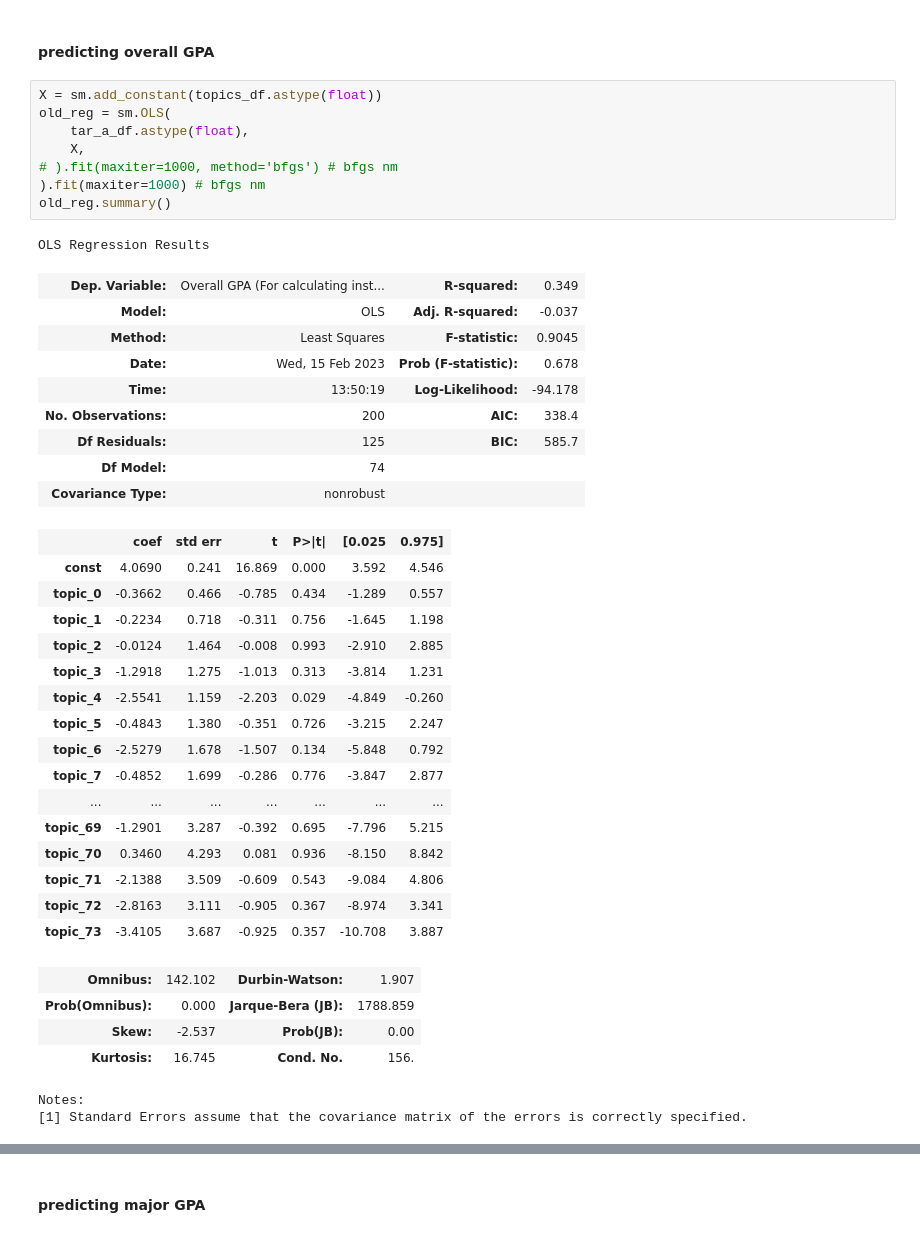
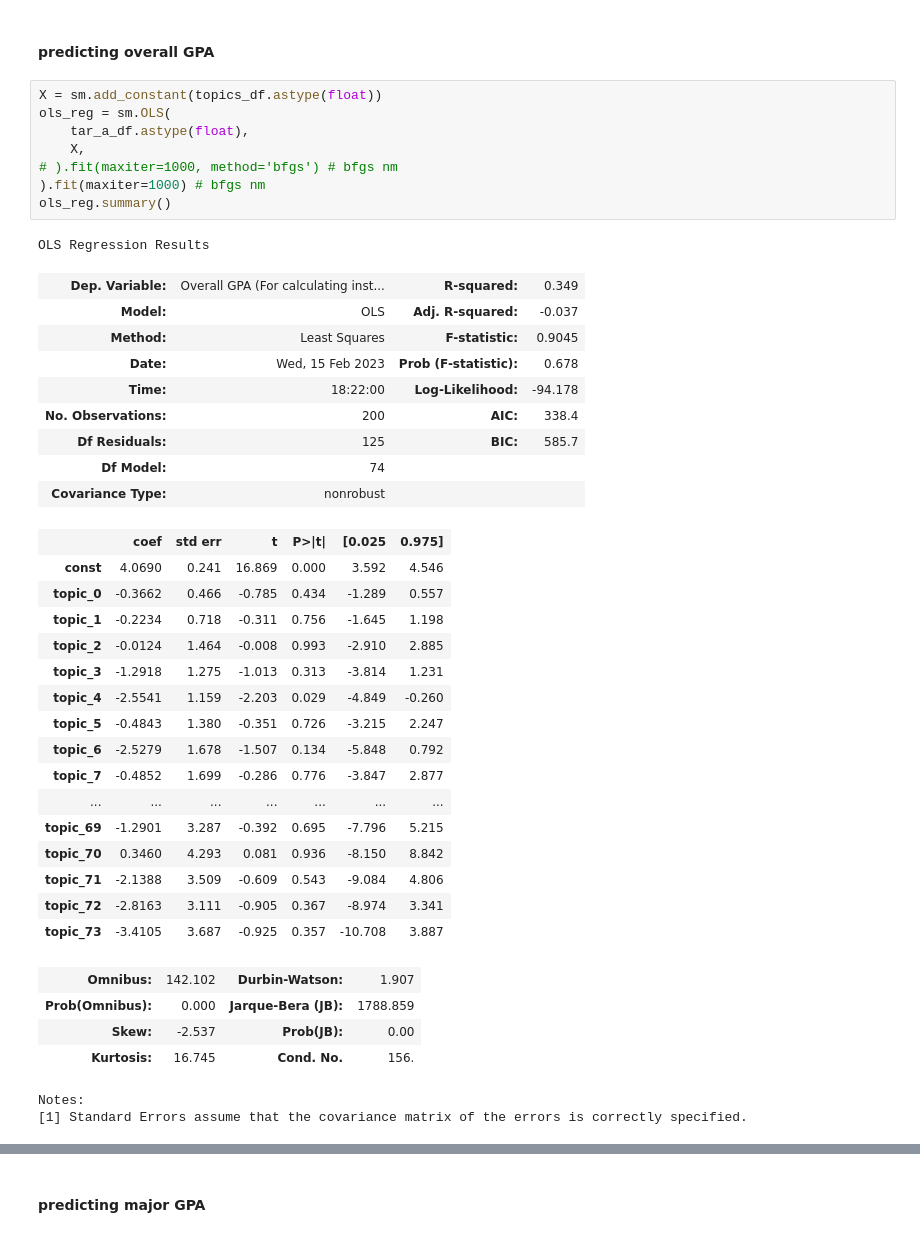
Before and after one commit to jonathancosme/naba_tasha_et_al, a Jupyter notebook: E_gpa_topic_analysis.ipynb, the cells around one changed output, grey strips where cells are left out. Saved outputs shown, nothing was run; the diff lists cells and outputs as text.

```diff
--- a/E_gpa_topic_analysis.ipynb
+++ b/E_gpa_topic_analysis.ipynb
@@ -365,19 +365,19 @@ Series([], dtype: float64)
 #### predicting **overall** GPA
 # %%
 X = sm.add_constant(topics_df.astype(float))
-old_reg = sm.OLS(
+ols_reg = sm.OLS(
     tar_a_df.astype(float),
     X,
 # ).fit(maxiter=1000, method='bfgs') # bfgs nm
 ).fit(maxiter=1000) # bfgs nm
-old_reg.summary()
+ols_reg.summary()
 # %% [output]
 OLS Regression Results
 | Dep. Variable: | Overall GPA (For calculating inst... | R-squared: | 0.349 |
 | Model: | OLS | Adj. R-squared: | -0.037 |
 | Method: | Least Squares | F-statistic: | 0.9045 |
 | Date: | Wed, 15 Feb 2023 | Prob (F-statistic): | 0.678 |
-| Time: | 13:50:19 | Log-Likelihood: | -94.178 |
+| Time: | 18:22:00 | Log-Likelihood: | -94.178 |
 | No. Observations: | 200 | AIC: | 338.4 |
 | Df Residuals: | 125 | BIC: | 585.7 |
 | Df Model: | 74 |  |  |
```
Also changed, not shown: parts of 31 cells of this notebook.
